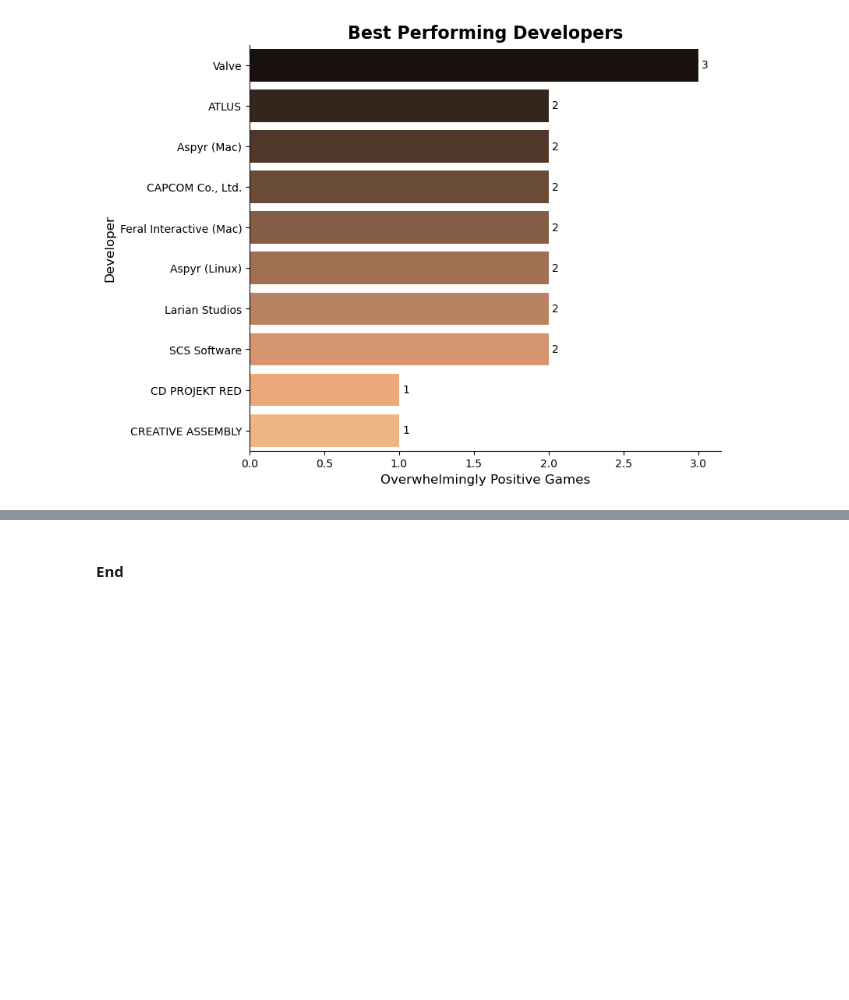
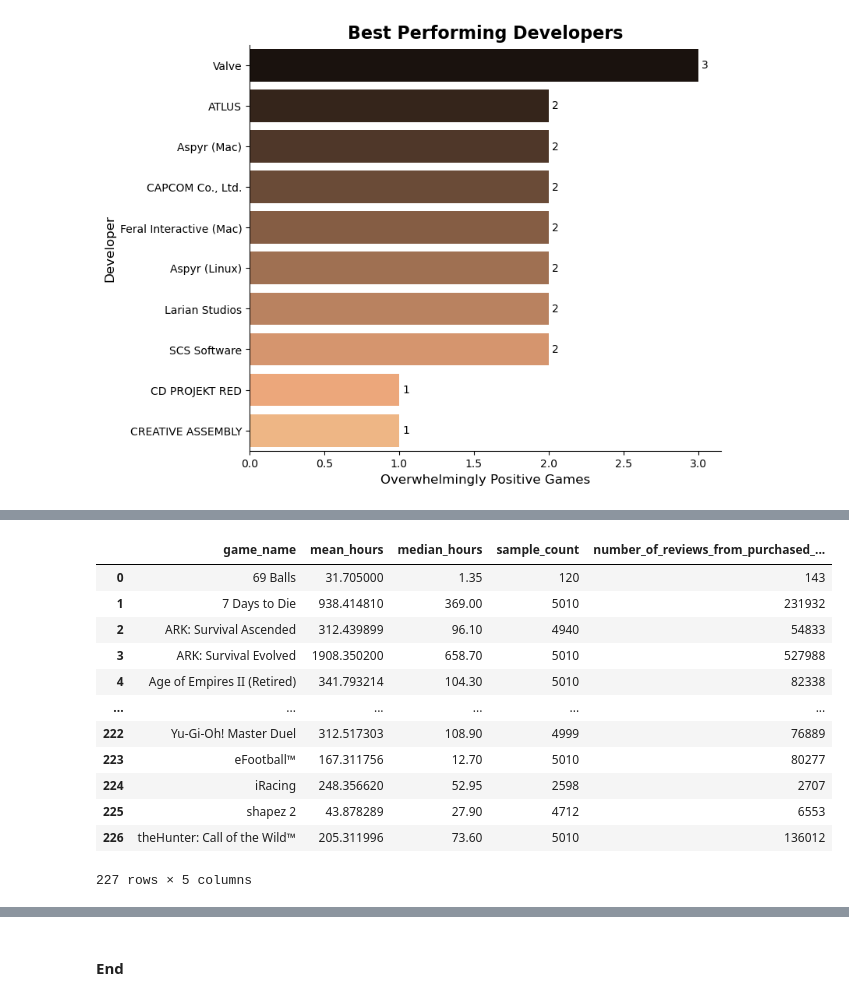
Before and after one commit to riowinarno/steam-games-reviews-and-rankings, a Jupyter notebook: notebook.ipynb, the cells around one changed output, grey strips where cells are left out. Cells and saved outputs as stored; diff of their text form; code cells hidden in the pictures; blank space fills up the shorter version.

```diff
--- a/notebook.ipynb
+++ b/notebook.ipynb
@@ -770,0 +931,25 @@ plt.show()
+# %%
+df_unique_reviews_per_game = df_genres_exploded[['game_name', 'number_of_reviews_from_purchased_people']].drop_duplicates('game_name')
+
+df_engagement = pd.merge(
+    engage_ratio,
+    df_unique_reviews_per_game,
+    on='game_name',
+    how='inner'
+)
+
+df_engagement
+# %% [output]
+|  | game_name | mean_hours | median_hours | sample_count | number_of_reviews_from_purchased_... |
+| 0 | 69 Balls | 31.705000 | 1.35 | 120 | 143 |
+| 1 | 7 Days to Die | 938.414810 | 369.00 | 5010 | 231932 |
+| 2 | ARK: Survival Ascended | 312.439899 | 96.10 | 4940 | 54833 |
+| 3 | ARK: Survival Evolved | 1908.350200 | 658.70 | 5010 | 527988 |
+| 4 | Age of Empires II (Retired) | 341.793214 | 104.30 | 5010 | 82338 |
+| ... | ... | ... | ... | ... | ... |
+| 222 | Yu-Gi-Oh! Master Duel | 312.517303 | 108.90 | 4999 | 76889 |
+| 223 | eFootball™ | 167.311756 | 12.70 | 5010 | 80277 |
+| 224 | iRacing | 248.356620 | 52.95 | 2598 | 2707 |
+| 225 | shapez 2 | 43.878289 | 27.90 | 4712 | 6553 |
+| 226 | theHunter: Call of the Wild™ | 205.311996 | 73.60 | 5010 | 136012 |
+227 rows × 5 columns
```
Also changed, not shown: parts of 18 cells of this notebook.
